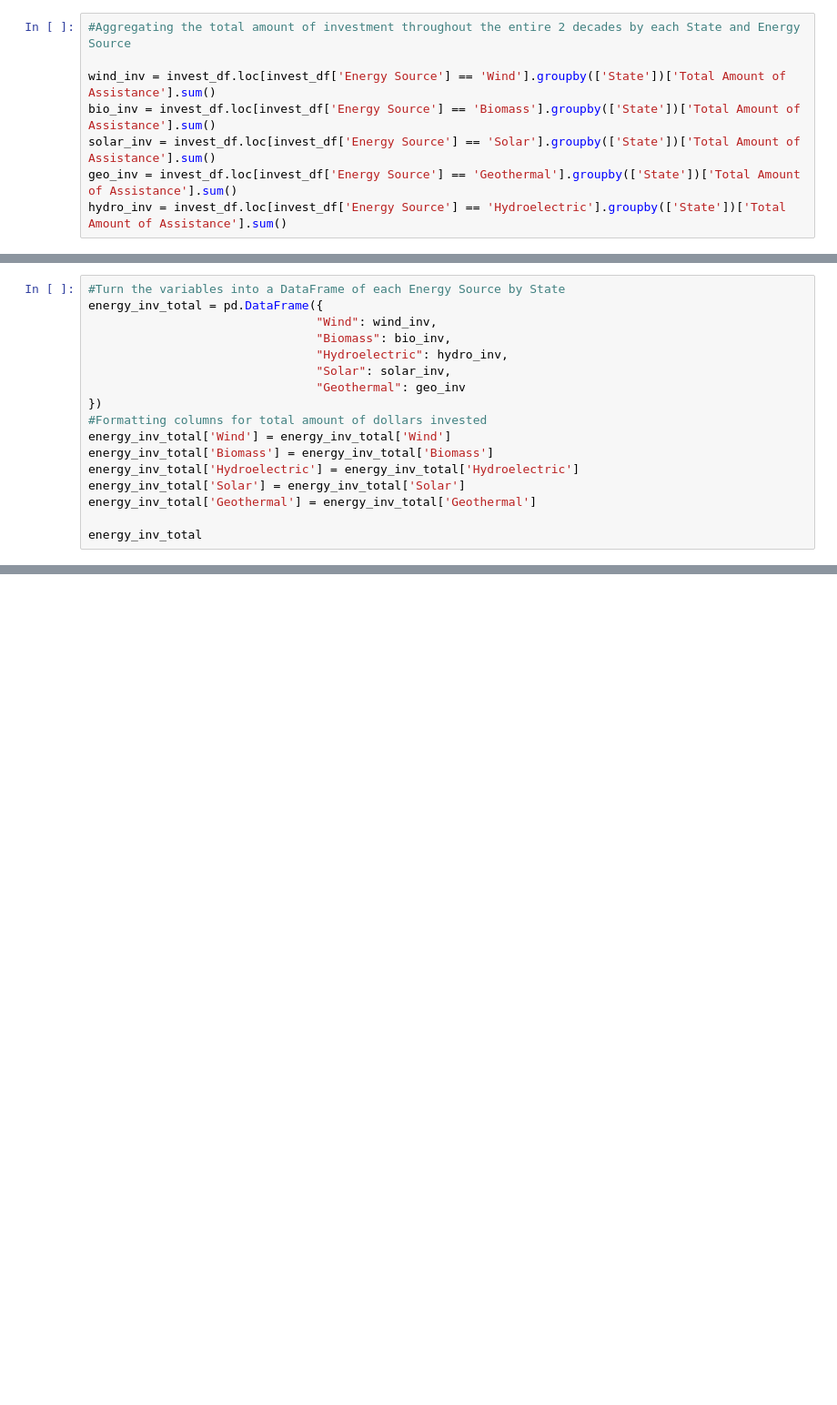
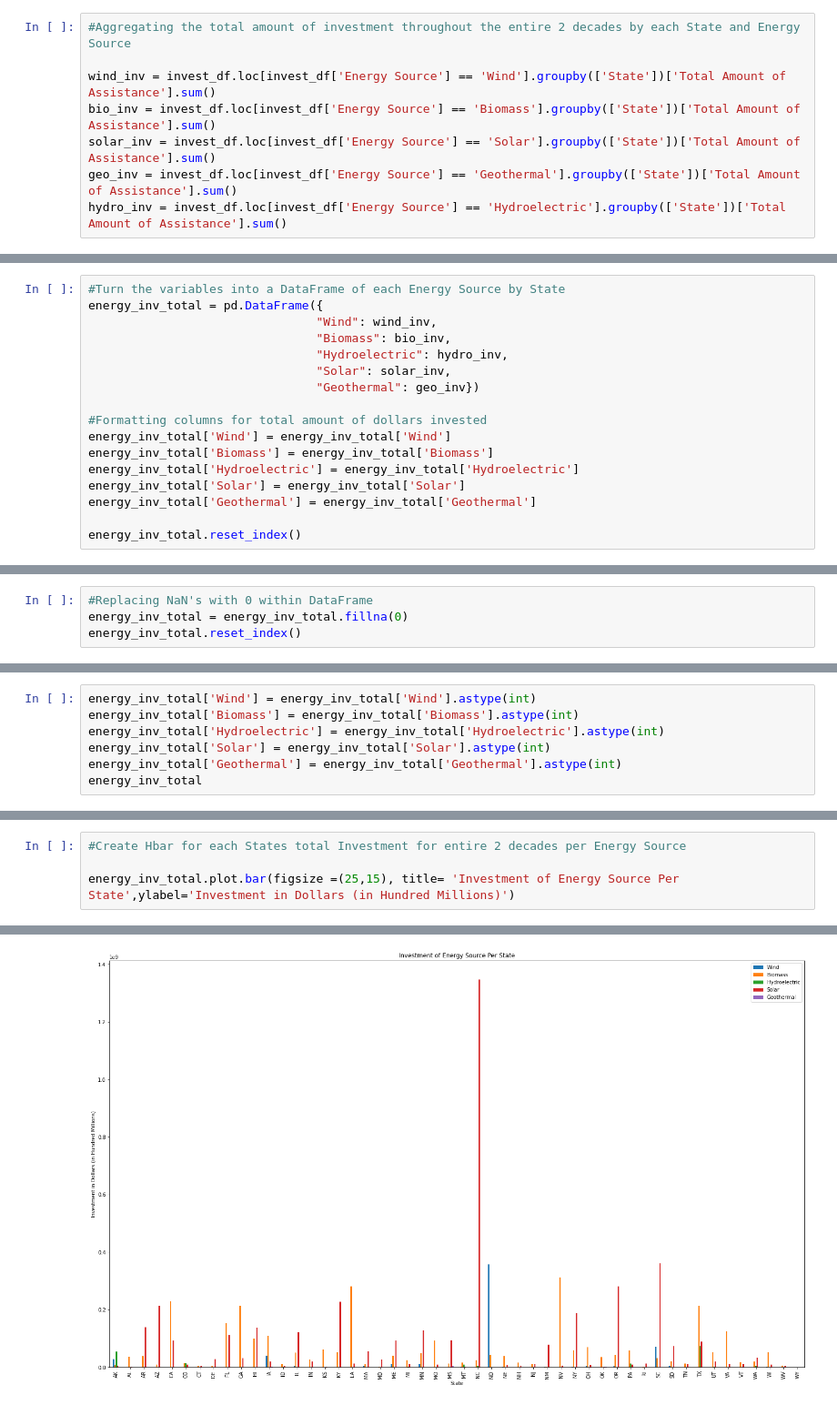
Before and after one commit to jrangel100/Project1, a Jupyter notebook: nrg_project_data.ipynb, the cells around one changed output, grey strips where cells are left out. Shown at 91% size. Cells and saved outputs as stored; diff of their text form; blank space fills up the shorter version.

Commit message:
Adding Investment EDA graphs

```diff
--- a/nrg_project_data.ipynb
+++ b/nrg_project_data.ipynb
@@ -311,8 +393,8 @@ energy_inv_total = pd.DataFrame({
                                 "Biomass": bio_inv,
                                 "Hydroelectric": hydro_inv,
                                 "Solar": solar_inv,
-                                "Geothermal": geo_inv
-})
+                                "Geothermal": geo_inv})
+
 #Formatting columns for total amount of dollars invested
 energy_inv_total['Wind'] = energy_inv_total['Wind']
 energy_inv_total['Biomass'] = energy_inv_total['Biomass']
@@ -320,4 +402,4 @@ energy_inv_total['Hydroelectric'] = energy_inv_total['Hydroelectric']
 energy_inv_total['Solar'] = energy_inv_total['Solar']
 energy_inv_total['Geothermal'] = energy_inv_total['Geothermal']
 
-energy_inv_total
+energy_inv_total.reset_index()
@@ -323,0 +424,4 @@ energy_inv_total
+# %%
+#Replacing NaN's with 0 within DataFrame
+energy_inv_total = energy_inv_total.fillna(0)
+energy_inv_total.reset_index()
@@ -323,0 +446,7 @@ energy_inv_total
+# %%
+energy_inv_total['Wind'] = energy_inv_total['Wind'].astype(int)
+energy_inv_total['Biomass'] = energy_inv_total['Biomass'].astype(int)
+energy_inv_total['Hydroelectric'] = energy_inv_total['Hydroelectric'].astype(int)
+energy_inv_total['Solar'] = energy_inv_total['Solar'].astype(int)
+energy_inv_total['Geothermal'] = energy_inv_total['Geothermal'].astype(int)
+energy_inv_total
@@ -323,0 +472,5 @@ energy_inv_total
+# %%
+#Create Hbar for each States total Investment for entire 2 decades per Energy Source
+
+energy_inv_total.plot.bar(figsize =(25,15), title= 'Investment of Energy Source Per State',ylabel='Investment in Dollars (in Hundred Millions)')
+# %% [output]
@@ -324 +478,2 @@ energy_inv_total
+[figure, added]
 # %%
```
Also changed, not shown: parts of 19 cells of this notebook.
